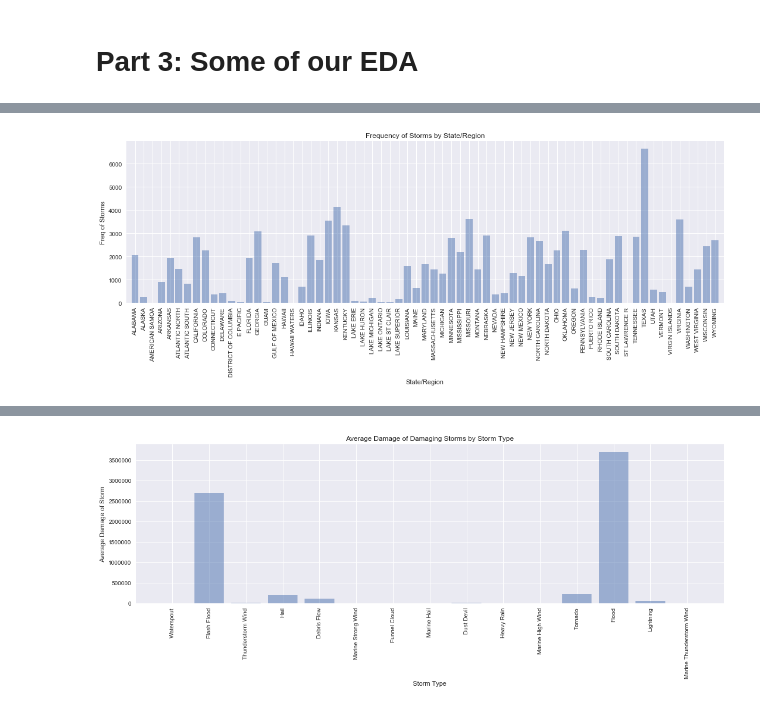
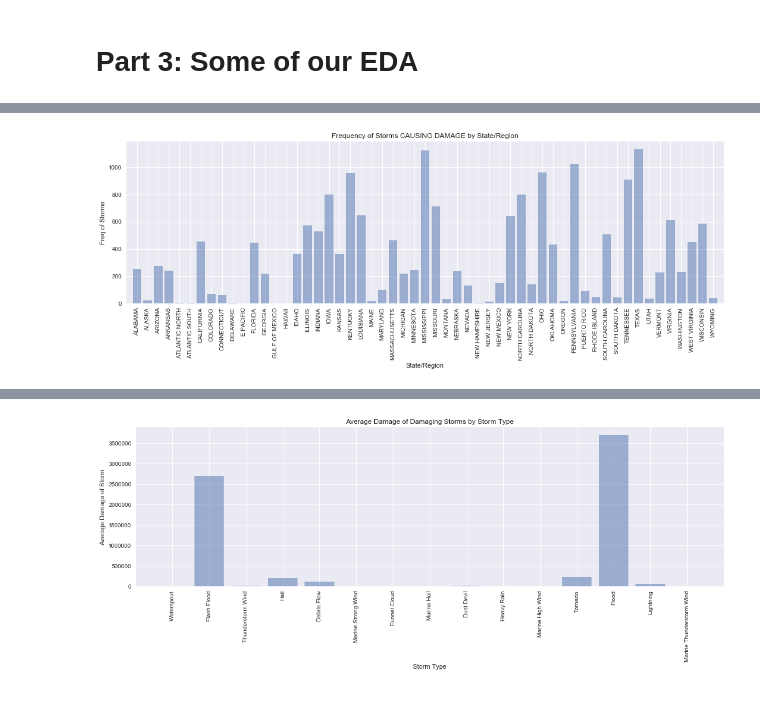
Before and after one commit to jkup11/cs109_storm_project, a Jupyter notebook: Final_Project_Master_v0.ipynb, the cells around one changed output, grey strips where cells are left out. Saved outputs shown, nothing was run; the diff lists cells and outputs as text; code cells hidden in the pictures.

```diff
--- a/Final_Project_Master_v0.ipynb
+++ b/Final_Project_Master_v0.ipynb
@@ -236,21 +312,19 @@ Name: HAS_DAMAGE, dtype: int64
 # %%
 # storm counts by state
-
-import seaborn as sns
-sns.set(color_codes=True)
-storm_counts_loc = np.unique(details['STATE'], return_counts=True)
+storm_counts_st = np.unique(damage_data['STATE'], return_counts=True)
+dim = len(storm_counts_st[0])
 
 # plot this info
 fig, ax = plt.subplots(1, 1, figsize=(18, 5))
 
-ax.bar(range(67), storm_counts_loc[1], align='center', alpha=0.5)
-ax.set_xlim([-1, 67])
-ax.set_xticks(range(67))
-ax.set_xticklabels(storm_counts_loc[0], rotation=90)
+ax.bar(range(dim), storm_counts_st[1], align='center', alpha=0.5)
+ax.set_xlim([-1, dim])
+ax.set_xticks(range(dim))
+ax.set_xticklabels(storm_counts_st[0], rotation=90)
 ax.set_xlabel('State/Region')
 ax.set_ylabel('Freq of Storms')
-ax.set_title('Frequency of Storms by State/Region')
+ax.set_title('Frequency of Storms CAUSING DAMAGE by State/Region')
 
 plt.show()
 # %% [output]
-[figure, old version]
+[figure, new version]
```
Also changed, not shown: parts of 37 cells of this notebook, 1 other file.
